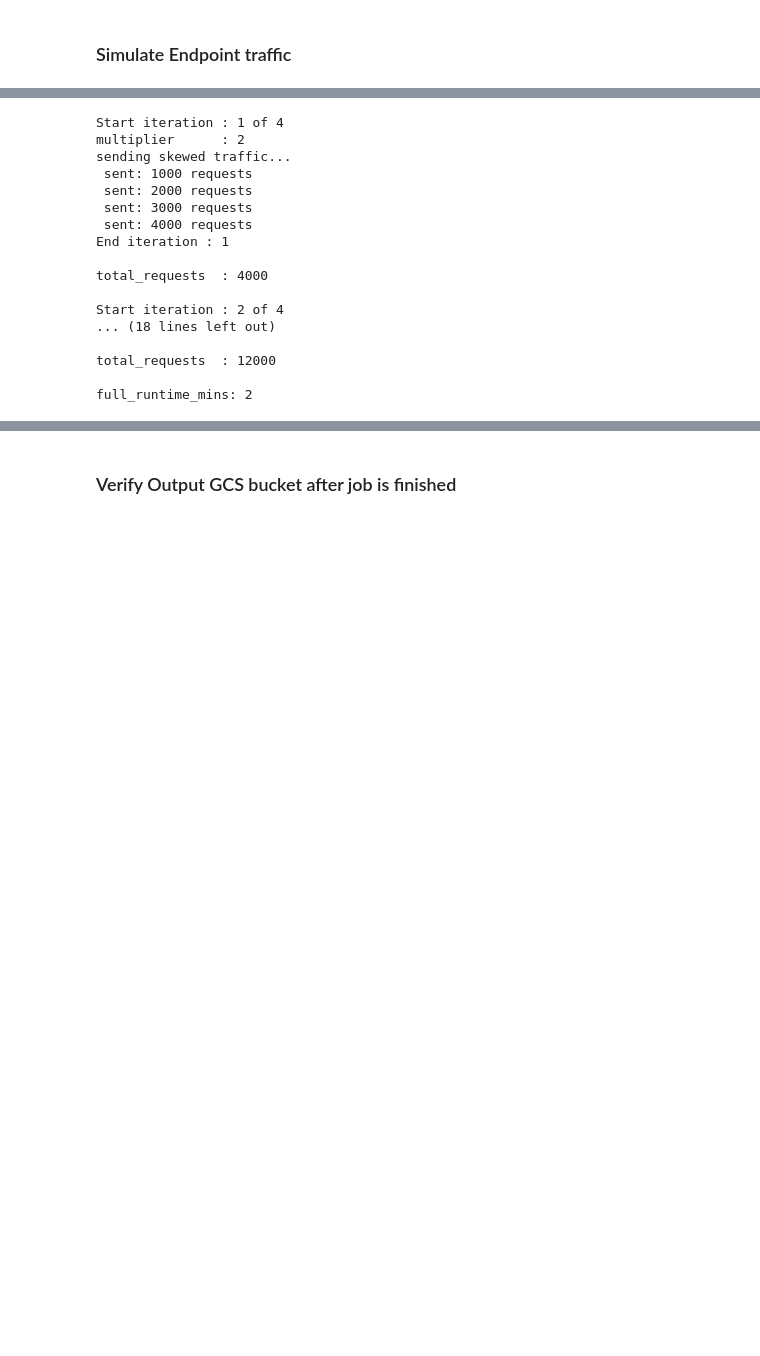
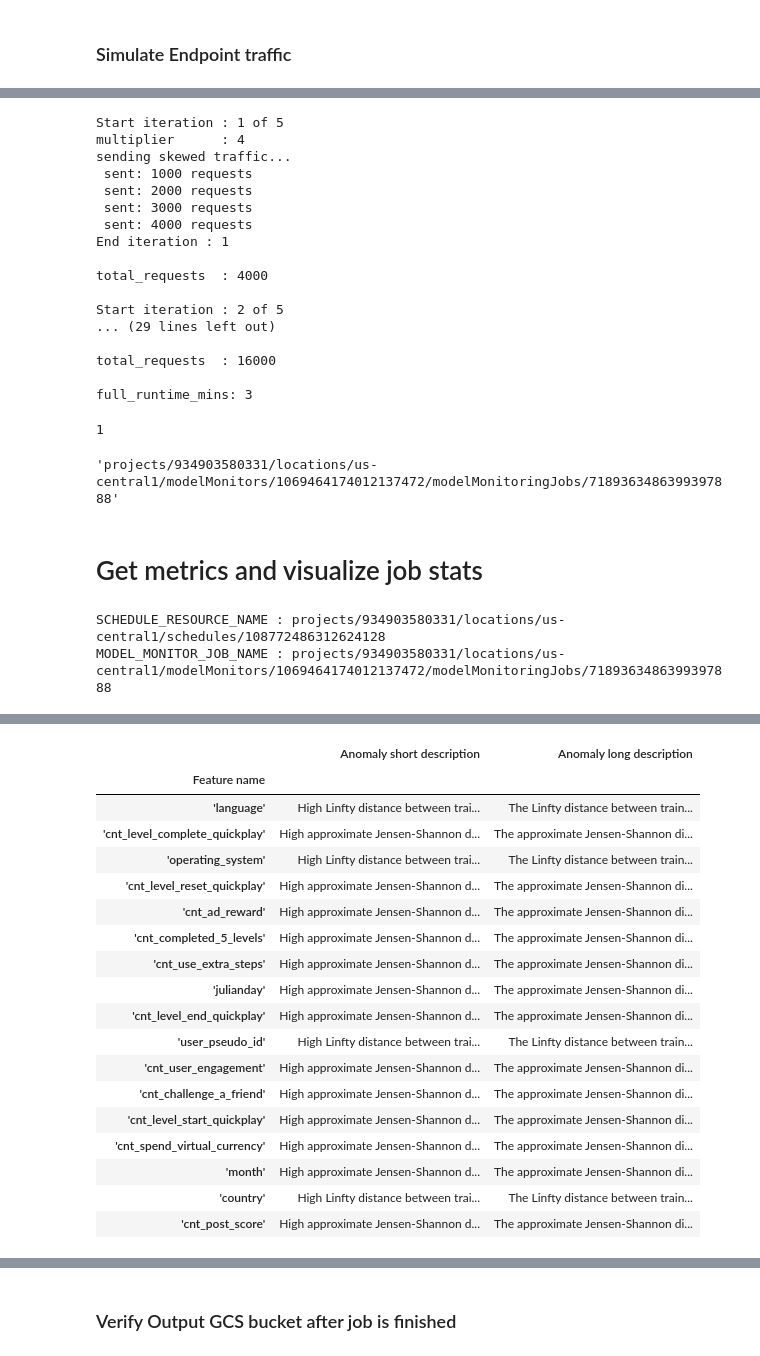
Before and after one commit to tottenjordan/vertex-model-monitoring, a Jupyter notebook: centralized-monitoring/01_Continous_Model_Monitoring.ipynb, the cells around one changed output, grey strips where cells are left out. Saved outputs shown, nothing was run; the diff lists cells and outputs as text; code cells hidden in the pictures; blank space fills up the shorter version.

```diff
--- a/centralized-monitoring/01_Continous_Model_Monitoring.ipynb
+++ b/centralized-monitoring/01_Continous_Model_Monitoring.ipynb
@@ -338,3 +357,9 @@ if CREATE_NEW_ASSETS:
 
     MODEL_MONITOR_RESOURCE_NAME = my_model_monitor.name
     print(f"MODEL MONITOR {MODEL_MONITOR_RESOURCE_NAME} created.")
+
+else:
+    # here
+    # # initialie an existing resoruce
+    MONITORING_RESOURCE_NAME = 'projects/934903580331/locations/us-central1/modelMonitors/6475754051693707264'
+    my_model_monitor = model_monitor.ModelMonitor(MONITORING_RESOURCE_NAME)
@@ -513,7 +559,7 @@ def monitoring_test(
     print(f"full_runtime_mins: {full_runtime_mins}")
 # %%
 # interations
-ITER_COUNT = 4
+ITER_COUNT = 5
 
 # instances per interation
 MAX_ROWS   = 4000
@@ -526,7 +572,12 @@ SLEEP_TIME = 1
 
 table = bigquery.TableReference.from_string(DATASET_BQ_URI[5:])
 
-SUBSET_COUNTRY_LIST = ['Australia', 'Philippines', 'South Africa', 'Vietnam']
+SUBSET_COUNTRY_LIST = [
+    # 'Australia', 'Philippines',
+    'South Africa', 'Vietnam'
+]
+
+MULTIPLIER = 4
 
 monitoring_test(
     endpoint=endpoint,
@@ -536,11 +587,12 @@ monitoring_test(
     seconds=SLEEP_TIME,
     interval=INTERVAL,
     country_list=SUBSET_COUNTRY_LIST,
+    multiplier=MULTIPLIER,
     # perturb_num=PERTURB_NUMERICAL
 )
 # %% [output]
-Start iteration : 1 of 4
-multiplier      : 2
+Start iteration : 1 of 5
+multiplier      : 4
 sending skewed traffic...
  sent: 1000 requests
  sent: 2000 requests
@@ -550,12 +602,28 @@ End iteration : 1
 
 total_requests  : 4000
 
-Start iteration : 2 of 4
-... (18 lines left out)
+Start iteration : 2 of 5
+... (29 lines left out)
 
-total_requests  : 12000
+total_requests  : 16000
 
-full_runtime_mins: 2
+full_runtime_mins: 3
 # %%
 # # List the jobs, you would a job if the scheduled one start to run.
-# my_model_monitor.list_jobs()
+mm_jobs = my_model_monitor.list_jobs()
+print(len(mm_jobs))
+mm_jobs[0].name
+# %% [output]
+1
+'projects/934903580331/locations/us-central1/modelMonitors/1069464174012137472/modelMonitoringJobs/7189363486399397888'
+# %% [markdown]
+# Get metrics and visualize job stats
+# %%
+SCHEDULE_RESOURCE_NAME = model_monitoring_schedule.name
+MODEL_MONITOR_JOB_NAME = mm_jobs[0].name
+
+print(f"SCHEDULE_RESOURCE_NAME : {SCHEDULE_RESOURCE_NAME}")
+print(f"MODEL_MONITOR_JOB_NAME : {MODEL_MONITOR_JOB_NAME}")
+# %% [output]
+SCHEDULE_RESOURCE_NAME : projects/934903580331/locations/us-central1/schedules/108772486312624128
+MODEL_MONITOR_JOB_NAME : projects/934903580331/locations/us-central1/modelMonitors/1069464174012137472/modelMonitoringJobs/7189363486399397888
@@ -561,0 +634,5 @@ full_runtime_mins: 2
+# %%
+my_model_monitor.show_skew_stats(
+    model_monitoring_job_name=MODEL_MONITOR_JOB_NAME
+)
+# %% [output]
@@ -562 +640,20 @@ full_runtime_mins: 2
+|  | Anomaly short description | Anomaly long description |
+| Feature name |  |  |
+| 'language' | High Linfty distance between trai... | The Linfty distance between train... |
+| 'cnt_level_complete_quickplay' | High approximate Jensen-Shannon d... | The approximate Jensen-Shannon di... |
+| 'operating_system' | High Linfty distance between trai... | The Linfty distance between train... |
+| 'cnt_level_reset_quickplay' | High approximate Jensen-Shannon d... | The approximate Jensen-Shannon di... |
+| 'cnt_ad_reward' | High approximate Jensen-Shannon d... | The approximate Jensen-Shannon di... |
+| 'cnt_completed_5_levels' | High approximate Jensen-Shannon d... | The approximate Jensen-Shannon di... |
+| 'cnt_use_extra_steps' | High approximate Jensen-Shannon d... | The approximate Jensen-Shannon di... |
+| 'julianday' | High approximate Jensen-Shannon d... | The approximate Jensen-Shannon di... |
+| 'cnt_level_end_quickplay' | High approximate Jensen-Shannon d... | The approximate Jensen-Shannon di... |
+| 'user_pseudo_id' | High Linfty distance between trai... | The Linfty distance between train... |
+| 'cnt_user_engagement' | High approximate Jensen-Shannon d... | The approximate Jensen-Shannon di... |
+| 'cnt_challenge_a_friend' | High approximate Jensen-Shannon d... | The approximate Jensen-Shannon di... |
+| 'cnt_level_start_quickplay' | High approximate Jensen-Shannon d... | The approximate Jensen-Shannon di... |
+| 'cnt_spend_virtual_currency' | High approximate Jensen-Shannon d... | The approximate Jensen-Shannon di... |
+| 'month' | High approximate Jensen-Shannon d... | The approximate Jensen-Shannon di... |
+| 'country' | High Linfty distance between trai... | The Linfty distance between train... |
+| 'cnt_post_score' | High approximate Jensen-Shannon d... | The approximate Jensen-Shannon di... |
 # %% [markdown]
```
Also changed, not shown: parts of 23 cells of this notebook.
